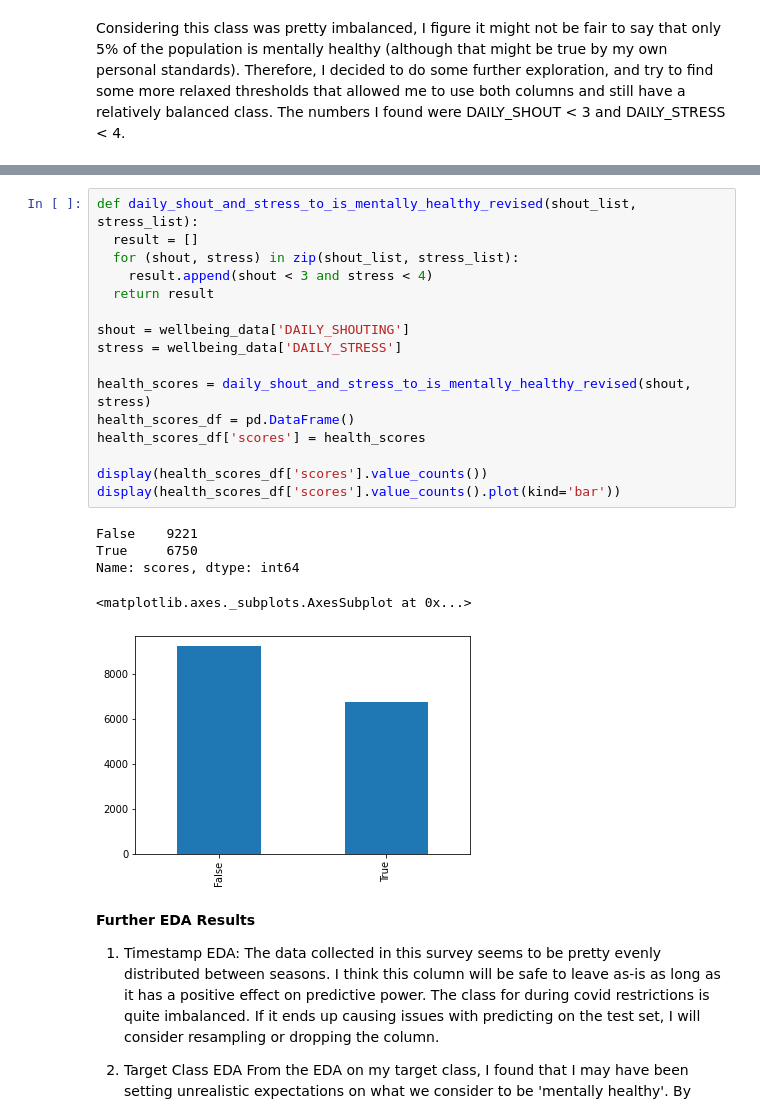
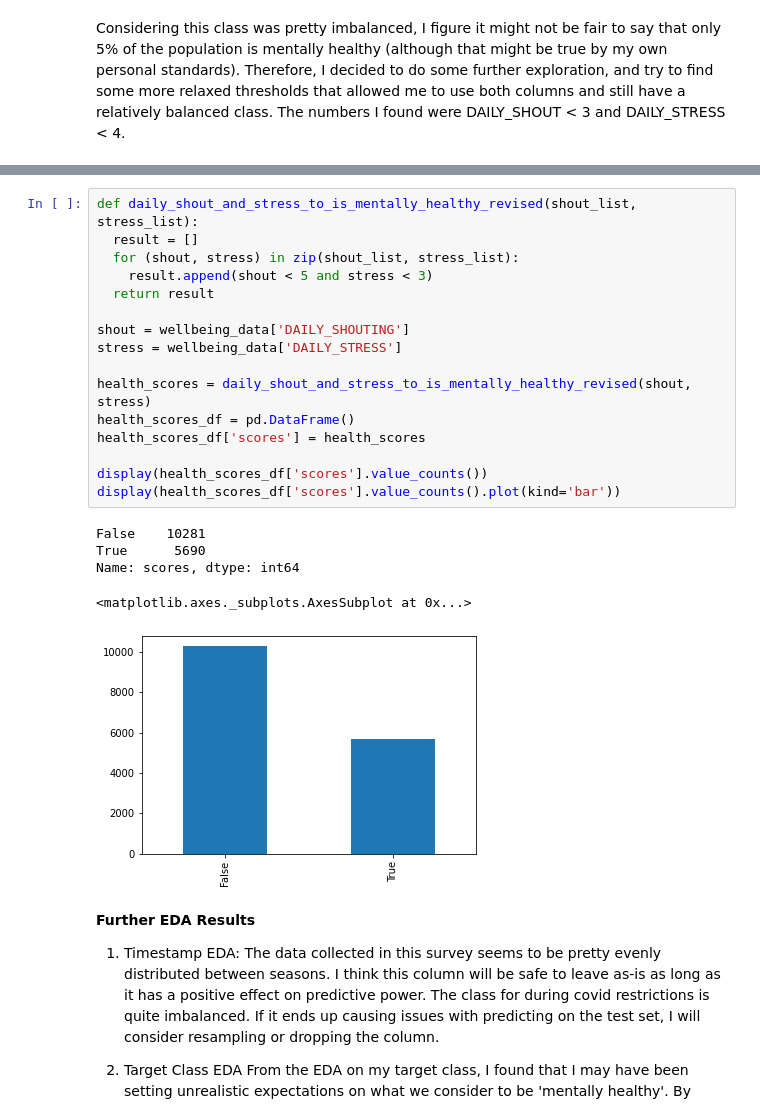
Before and after one commit to ishankaul1/failed_ml_project_lol, a Jupyter notebook: Assignment1.ipynb, the cells around one changed output, grey strips where cells are left out. Cells and saved outputs as stored; diff of their text form.

```diff
--- a/Assignment1.ipynb
+++ b/Assignment1.ipynb
@@ -292,25 +315,25 @@ Considering this class was pretty imbalanced, I figure it might not be fair to s
 # %%
 def daily_shout_and_stress_to_is_mentally_healthy_revised(shout_list, stress_list):
   result = []
   for (shout, stress) in zip(shout_list, stress_list):
-    result.append(shout < 3 and stress < 4)
+    result.append(shout < 5 and stress < 3)
   return result
 
 shout = wellbeing_data['DAILY_SHOUTING']
 stress = wellbeing_data['DAILY_STRESS']
 
 health_scores = daily_shout_and_stress_to_is_mentally_healthy_revised(shout, stress)
 health_scores_df = pd.DataFrame()
 health_scores_df['scores'] = health_scores
 
 display(health_scores_df['scores'].value_counts())
 display(health_scores_df['scores'].value_counts().plot(kind='bar'))
 # %% [output]
-False    9221
-True     6750
+False    10281
+True      5690
 Name: scores, dtype: int64
 <matplotlib.axes._subplots.AxesSubplot at 0x...>
-[figure, old version]
+[figure, new version]
 # %% [markdown]
 **Further EDA Results**
 
```
Also changed, not shown: parts of 11 cells of this notebook.
